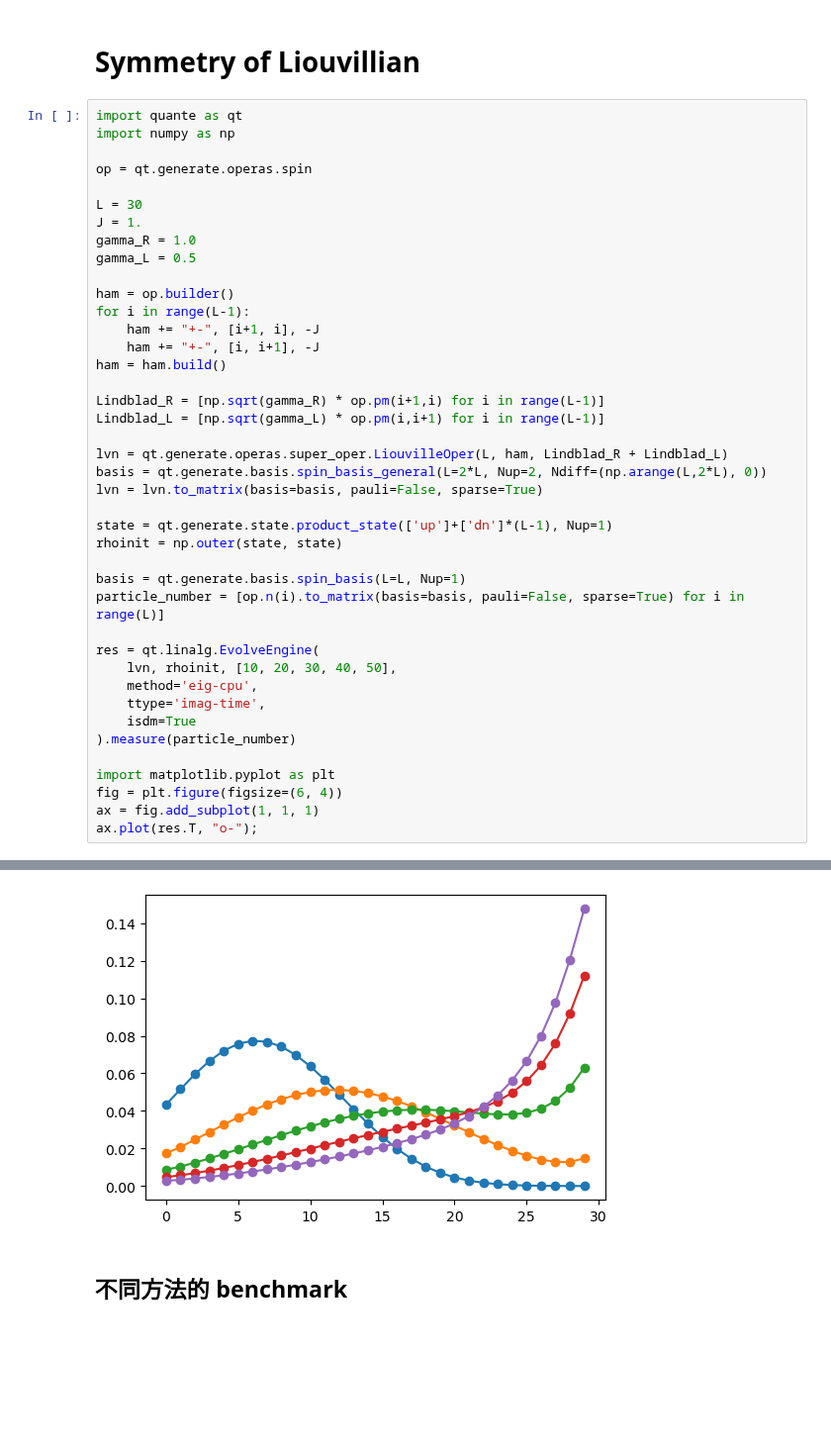
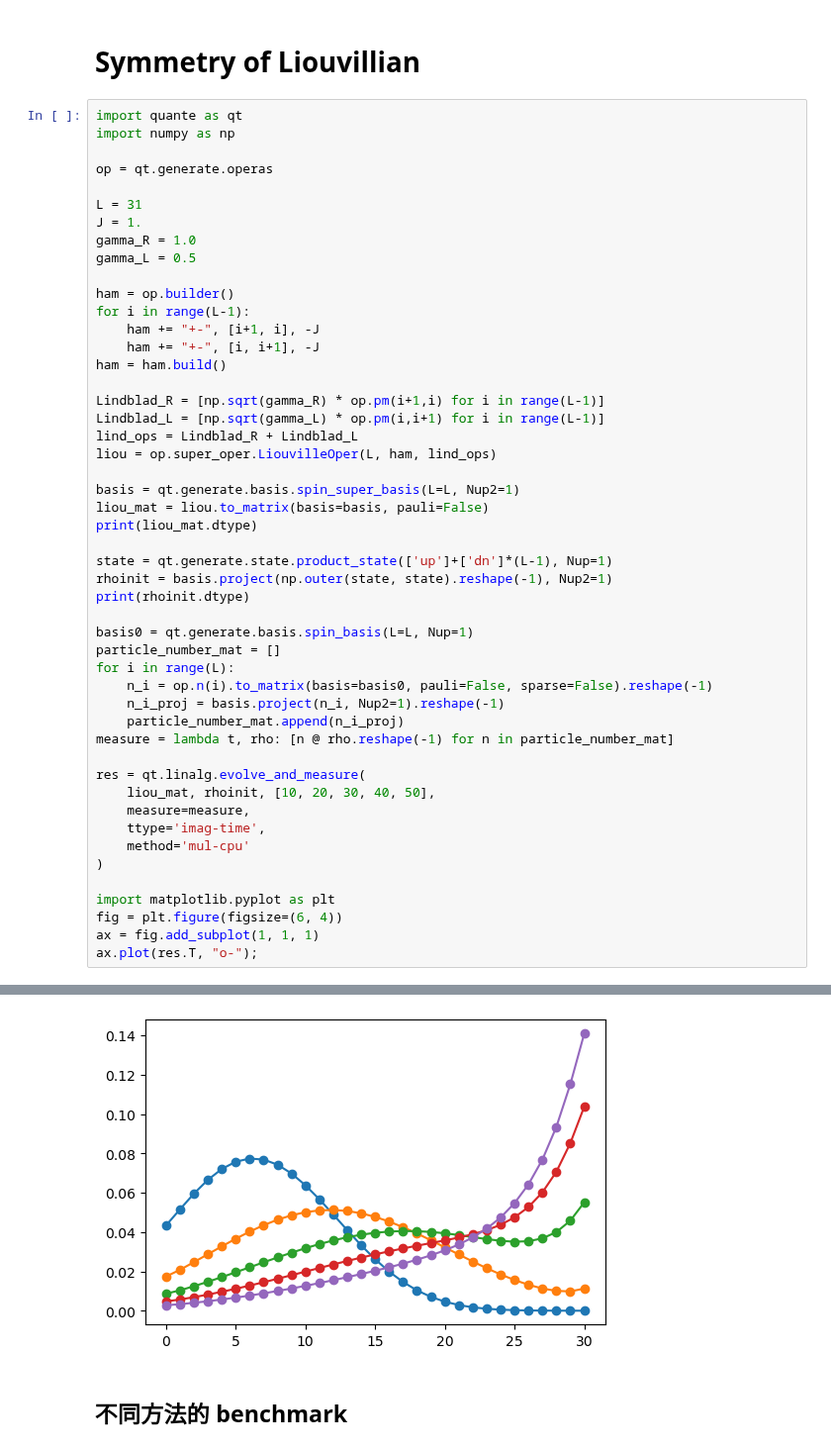
Before and after one commit to zhuhaodavid/quante, a Jupyter notebook: example/ed/evolve.ipynb, the cells around one changed output, grey strips where cells are left out. Shown at 99% size. Cells and saved outputs as stored; diff of their text form; blank space fills up the shorter version.

Commit message:
feat - wrap spin super basis - combine LiouvillianOper and its lo class - update evolve_and_measure to be consistent with LiouvillianOper

```diff
--- a/example/ed/evolve.ipynb
+++ b/example/ed/evolve.ipynb
@@ -258,9 +261,9 @@ array([0.00022988, 0.0002796 , 0.00035408, 0.00044866, 0.00056866, 0.0007208 , 0
 import quante as qt
 import numpy as np
 
-op = qt.generate.operas.spin
+op = qt.generate.operas
 
-L = 30
+L = 31
 J = 1.
 gamma_R = 1.0
 gamma_L = 0.5
@@ -273,23 +276,31 @@ ham = ham.build()
 
 Lindblad_R = [np.sqrt(gamma_R) * op.pm(i+1,i) for i in range(L-1)]
 Lindblad_L = [np.sqrt(gamma_L) * op.pm(i,i+1) for i in range(L-1)]
+lind_ops = Lindblad_R + Lindblad_L
+liou = op.super_oper.LiouvilleOper(L, ham, lind_ops)
 
-lvn = qt.generate.operas.super_oper.LiouvilleOper(L, ham, Lindblad_R + Lindblad_L)
-basis = qt.generate.basis.spin_basis_general(L=2*L, Nup=2, Ndiff=(np.arange(L,2*L), 0))
-lvn = lvn.to_matrix(basis=basis, pauli=False, sparse=True)
+basis = qt.generate.basis.spin_super_basis(L=L, Nup2=1)
+liou_mat = liou.to_matrix(basis=basis, pauli=False)
+print(liou_mat.dtype)
 
 state = qt.generate.state.product_state(['up']+['dn']*(L-1), Nup=1)
-rhoinit = np.outer(state, state)
+rhoinit = basis.project(np.outer(state, state).reshape(-1), Nup2=1)
+print(rhoinit.dtype)
 
-basis = qt.generate.basis.spin_basis(L=L, Nup=1)
-particle_number = [op.n(i).to_matrix(basis=basis, pauli=False, sparse=True) for i in range(L)]
+basis0 = qt.generate.basis.spin_basis(L=L, Nup=1)
+particle_number_mat = []
+for i in range(L):
+    n_i = op.n(i).to_matrix(basis=basis0, pauli=False, sparse=False).reshape(-1)
+    n_i_proj = basis.project(n_i, Nup2=1).reshape(-1)
+    particle_number_mat.append(n_i_proj)
+measure = lambda t, rho: [n @ rho.reshape(-1) for n in particle_number_mat]
 
-res = qt.linalg.EvolveEngine(
-    lvn, rhoinit, [10, 20, 30, 40, 50],
-    method='eig-cpu',
+res = qt.linalg.evolve_and_measure(
+    liou_mat, rhoinit, [10, 20, 30, 40, 50],
+    measure=measure,
     ttype='imag-time',
-    isdm=True
-).measure(particle_number)
+    method='mul-cpu'
+)
 
 import matplotlib.pyplot as plt
 fig = plt.figure(figsize=(6, 4))
@@ -299,4 +312,4 @@ ax.plot(res.T, "o-");
-[figure, old version]
+[figure, new version]
 # %% [markdown]
 ## 不同方法的 benchmark
 # %%
```
Also changed, not shown: parts of 6 cells of this notebook, 19 other files.
